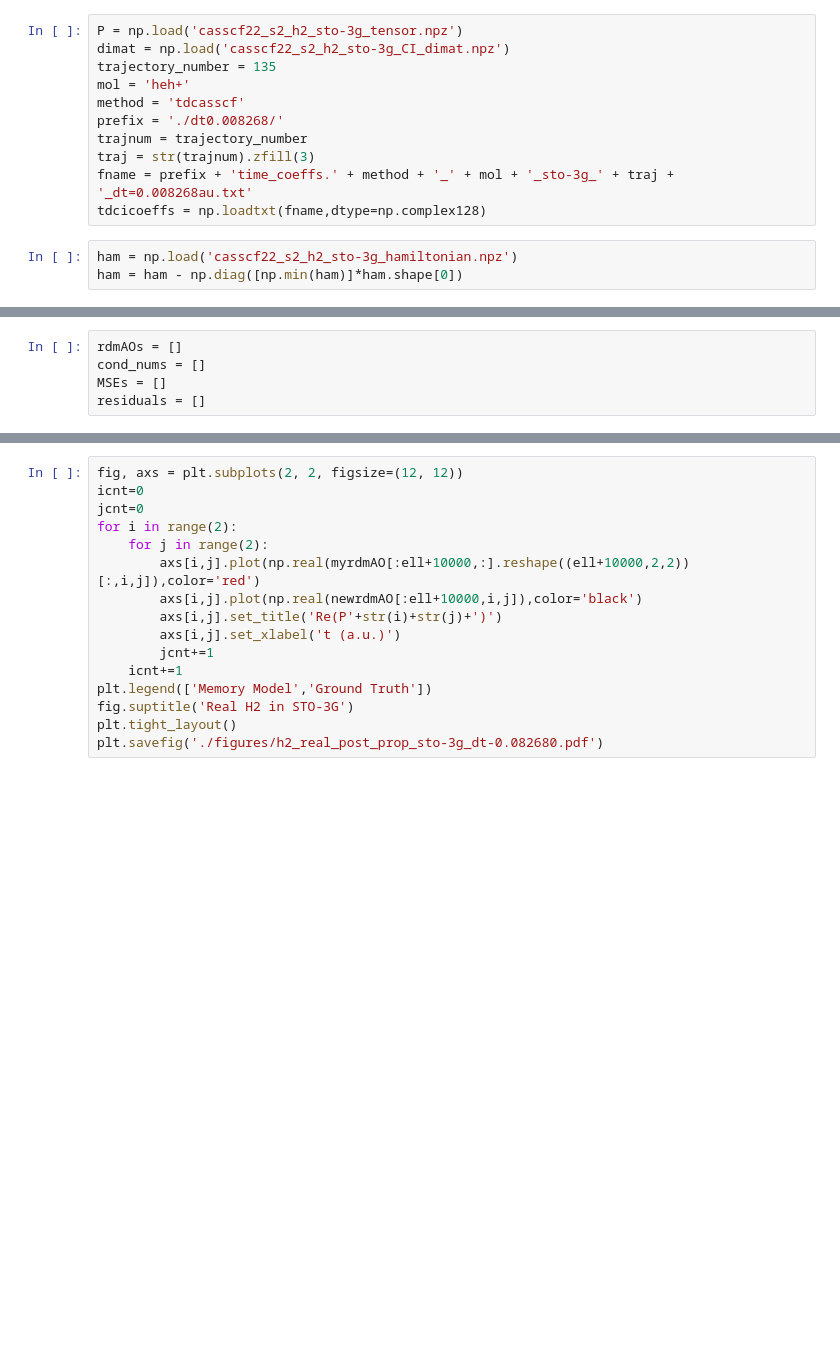
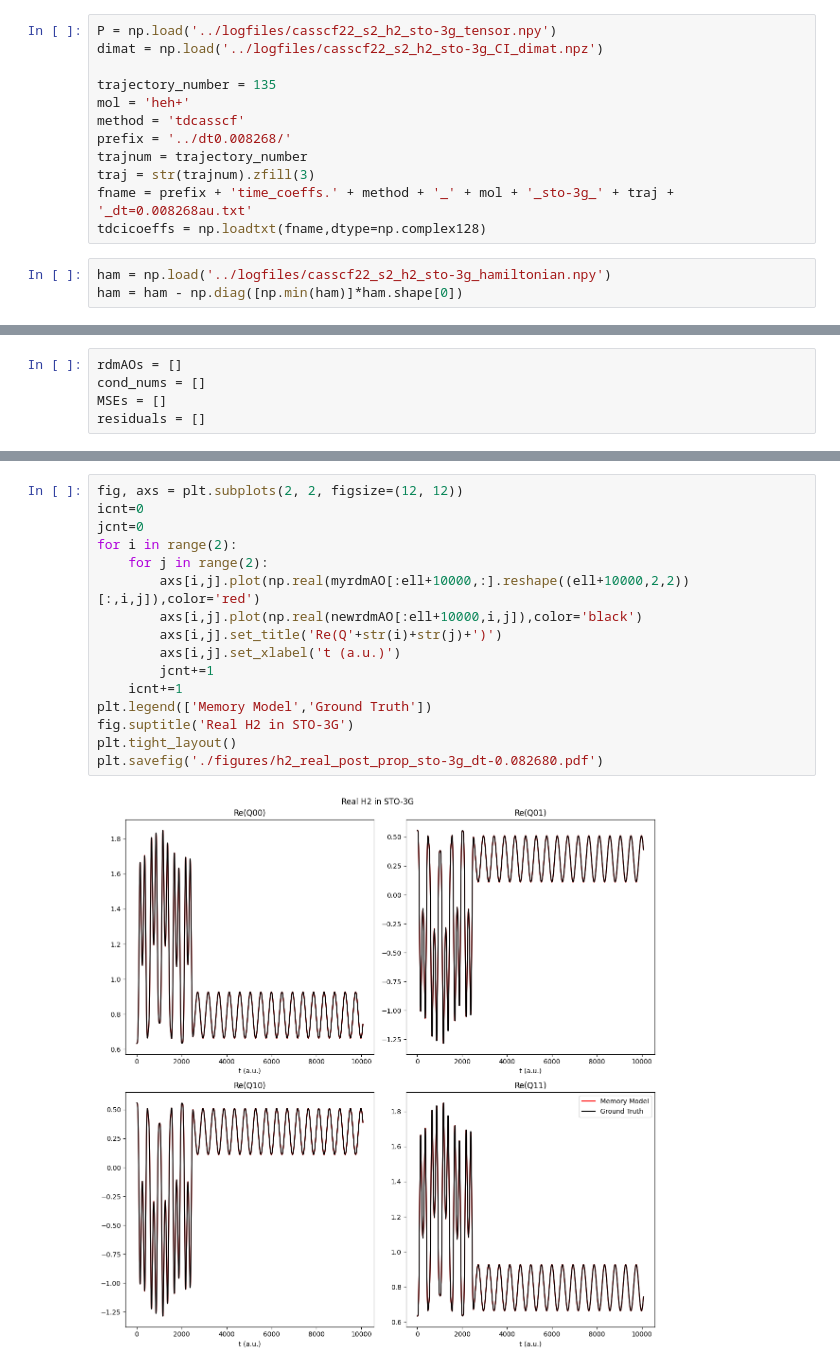
Before and after one commit to hbassi/1rdm_memory_model, a Jupyter notebook: jaxprop/jaxrdmprop_h2_sto-3g.ipynb, the cells around one changed output, grey strips where cells are left out. Cells and saved outputs as stored; diff of their text form; blank space fills up the shorter version.

```diff
--- a/jaxprop/jaxrdmprop_h2_sto-3g.ipynb
+++ b/jaxprop/jaxrdmprop_h2_sto-3g.ipynb
@@ -18,18 +18,19 @@ from tqdm import trange
 import os
 os.environ['XLA_PYTHON_CLIENT_PREALLOCATE']='false'
 # %%
-P = np.load('casscf22_s2_h2_sto-3g_tensor.npz')
-dimat = np.load('casscf22_s2_h2_sto-3g_CI_dimat.npz')
+P = np.load('../logfiles/casscf22_s2_h2_sto-3g_tensor.npy')
+dimat = np.load('../logfiles/casscf22_s2_h2_sto-3g_CI_dimat.npz')
+
 trajectory_number = 135
 mol = 'heh+'
 method = 'tdcasscf'
-prefix = './dt0.008268/'
+prefix = '../dt0.008268/'
 trajnum = trajectory_number
 traj = str(trajnum).zfill(3)
 fname = prefix + 'time_coeffs.' + method + '_' + mol + '_sto-3g_' + traj + '_dt=0.008268au.txt'
 tdcicoeffs = np.loadtxt(fname,dtype=np.complex128)
 # %%
-ham = np.load('casscf22_s2_h2_sto-3g_hamiltonian.npz')
+ham = np.load('../logfiles/casscf22_s2_h2_sto-3g_hamiltonian.npy')
 ham = ham - np.diag([np.min(ham)]*ham.shape[0])
 # %%
 runfile = np.load(prefix+'tdcasscf_heh+_sto-3g_'+str(trajnum).zfill(3)+'_dt=0.008268au.npz')
@@ -326,19 +349,21 @@ print(jnp.mean(jnp.square(myrdmAO[ell+1:].reshape((-1,drc,drc)).conj() - newrdmA
 # %%
 fig, axs = plt.subplots(2, 2, figsize=(12, 12))
 icnt=0
 jcnt=0
 for i in range(2):
     for j in range(2):
         axs[i,j].plot(np.real(myrdmAO[:ell+10000,:].reshape((ell+10000,2,2))[:,i,j]),color='red')
         axs[i,j].plot(np.real(newrdmAO[:ell+10000,i,j]),color='black')
-        axs[i,j].set_title('Re(P'+str(i)+str(j)+')')
+        axs[i,j].set_title('Re(Q'+str(i)+str(j)+')')
         axs[i,j].set_xlabel('t (a.u.)')
         jcnt+=1
     icnt+=1
 plt.legend(['Memory Model','Ground Truth'])
 fig.suptitle('Real H2 in STO-3G')
 plt.tight_layout()
 plt.savefig('./figures/h2_real_post_prop_sto-3g_dt-0.082680.pdf')
+# %% [output]
+[figure, added]
 # %%
 fig, axs = plt.subplots(2, 2, figsize=(12, 12))
 icnt=0
```
Also changed, not shown: parts of 12 cells of this notebook, 1 other file.
